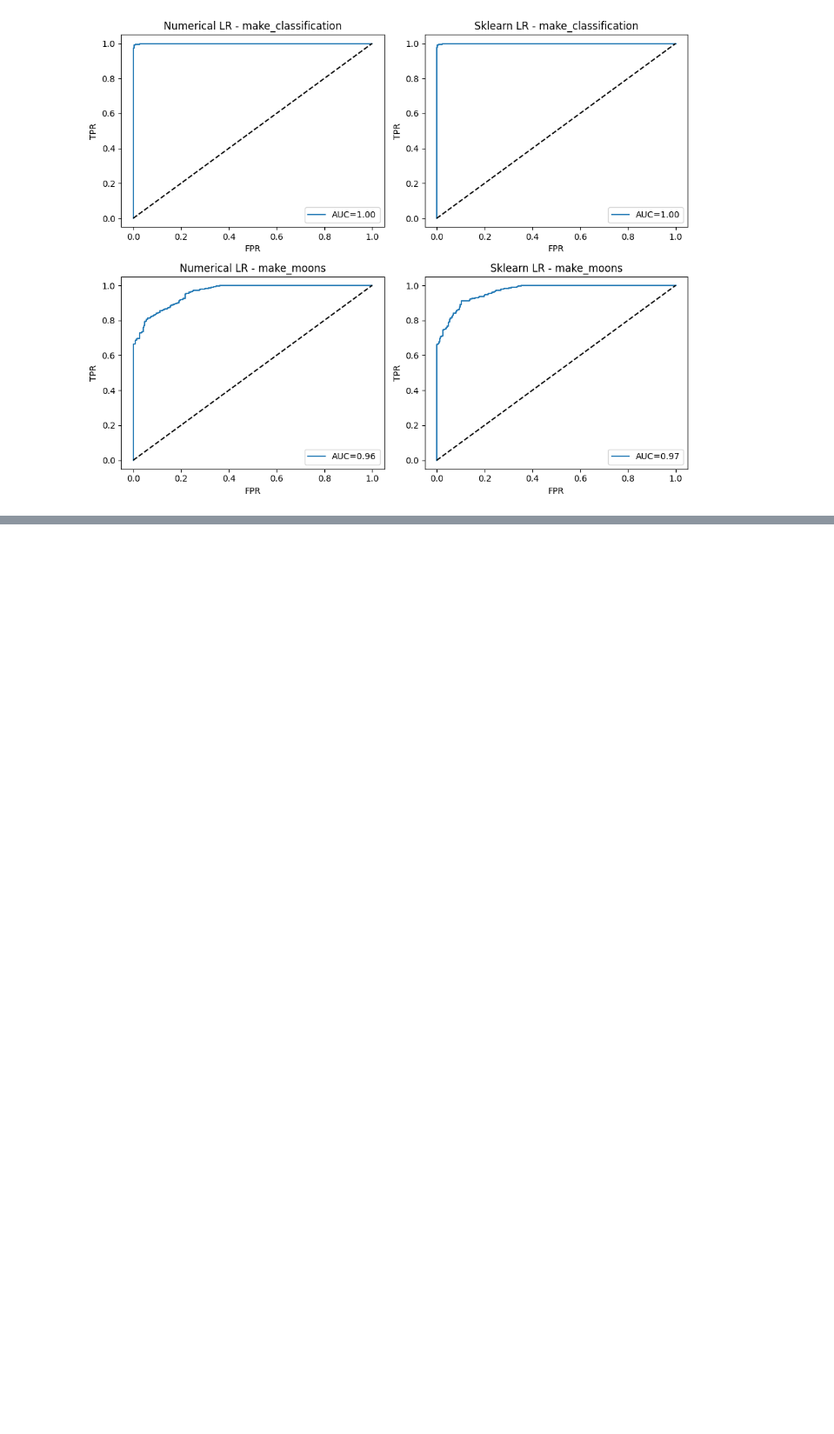
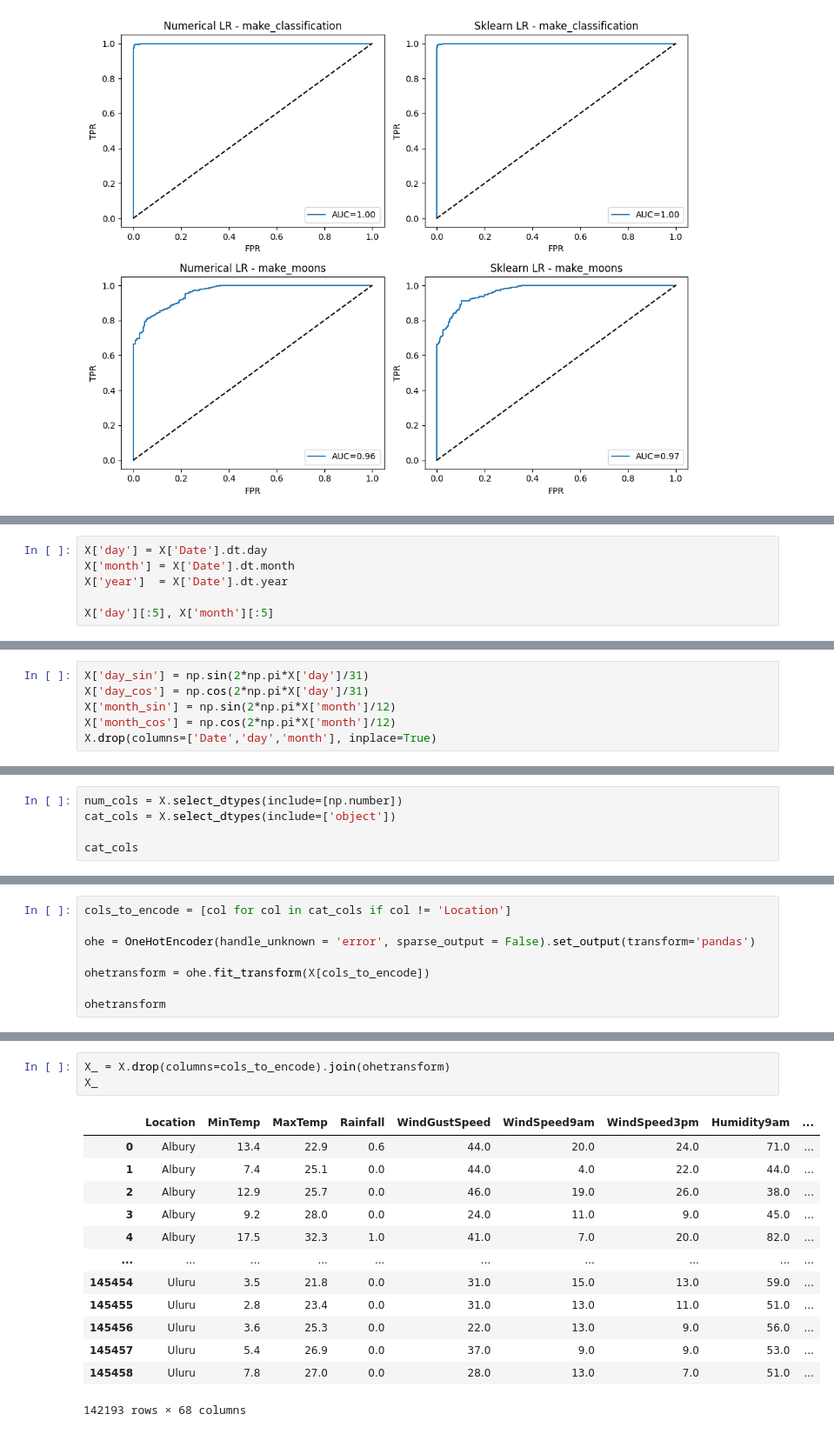
Before and after one commit to adamzsl/machine-learning, a Jupyter notebook: logistic_regression/logistic_regression.ipynb, the cells around one changed output, grey strips where cells are left out. Shown: that part at 87% size. Saved outputs shown, nothing was run; the diff lists cells and outputs as text; blank space fills up the shorter version.

```diff
--- a/logistic_regression/logistic_regression.ipynb
+++ b/logistic_regression/logistic_regression.ipynb
@@ -338,0 +558,6 @@ plt.show()
+# %%
+X['day'] = X['Date'].dt.day
+X['month'] = X['Date'].dt.month
+X['year']  = X['Date'].dt.year
+
+X['day'][:5], X['month'][:5]
@@ -338,0 +589,6 @@ plt.show()
+# %%
+X['day_sin'] = np.sin(2*np.pi*X['day']/31)
+X['day_cos'] = np.cos(2*np.pi*X['day']/31)
+X['month_sin'] = np.sin(2*np.pi*X['month']/12)
+X['month_cos'] = np.cos(2*np.pi*X['month']/12)
+X.drop(columns=['Date','day','month'], inplace=True)
@@ -338,0 +615,5 @@ plt.show()
+# %%
+num_cols = X.select_dtypes(include=[np.number])
+cat_cols = X.select_dtypes(include=['object'])
+
+cat_cols
@@ -338,0 +634,8 @@ plt.show()
+# %%
+cols_to_encode = [col for col in cat_cols if col != 'Location']
+
+ohe = OneHotEncoder(handle_unknown = 'error', sparse_output = False).set_output(transform='pandas')
+
+ohetransform = ohe.fit_transform(X[cols_to_encode])
+
+ohetransform
@@ -338,0 +656,17 @@ plt.show()
+# %%
+X_ = X.drop(columns=cols_to_encode).join(ohetransform)
+X_
+# %% [output]
+|  | Location | MinTemp | MaxTemp | Rainfall | WindGustSpeed | WindSpeed9am | WindSpeed3pm | Humidity9am | ... |
+| 0 | Albury | 13.4 | 22.9 | 0.6 | 44.0 | 20.0 | 24.0 | 71.0 | ... |
+| 1 | Albury | 7.4 | 25.1 | 0.0 | 44.0 | 4.0 | 22.0 | 44.0 | ... |
+| 2 | Albury | 12.9 | 25.7 | 0.0 | 46.0 | 19.0 | 26.0 | 38.0 | ... |
+| 3 | Albury | 9.2 | 28.0 | 0.0 | 24.0 | 11.0 | 9.0 | 45.0 | ... |
+| 4 | Albury | 17.5 | 32.3 | 1.0 | 41.0 | 7.0 | 20.0 | 82.0 | ... |
+| ... | ... | ... | ... | ... | ... | ... | ... | ... | ... |
+| 145454 | Uluru | 3.5 | 21.8 | 0.0 | 31.0 | 15.0 | 13.0 | 59.0 | ... |
+| 145455 | Uluru | 2.8 | 23.4 | 0.0 | 31.0 | 13.0 | 11.0 | 51.0 | ... |
+| 145456 | Uluru | 3.6 | 25.3 | 0.0 | 22.0 | 13.0 | 9.0 | 56.0 | ... |
+| 145457 | Uluru | 5.4 | 26.9 | 0.0 | 37.0 | 9.0 | 9.0 | 53.0 | ... |
+| 145458 | Uluru | 7.8 | 27.0 | 0.0 | 28.0 | 13.0 | 7.0 | 51.0 | ... |
+142193 rows × 68 columns
```
Also changed, not shown: parts of 37 cells of this notebook, 1 other file.
